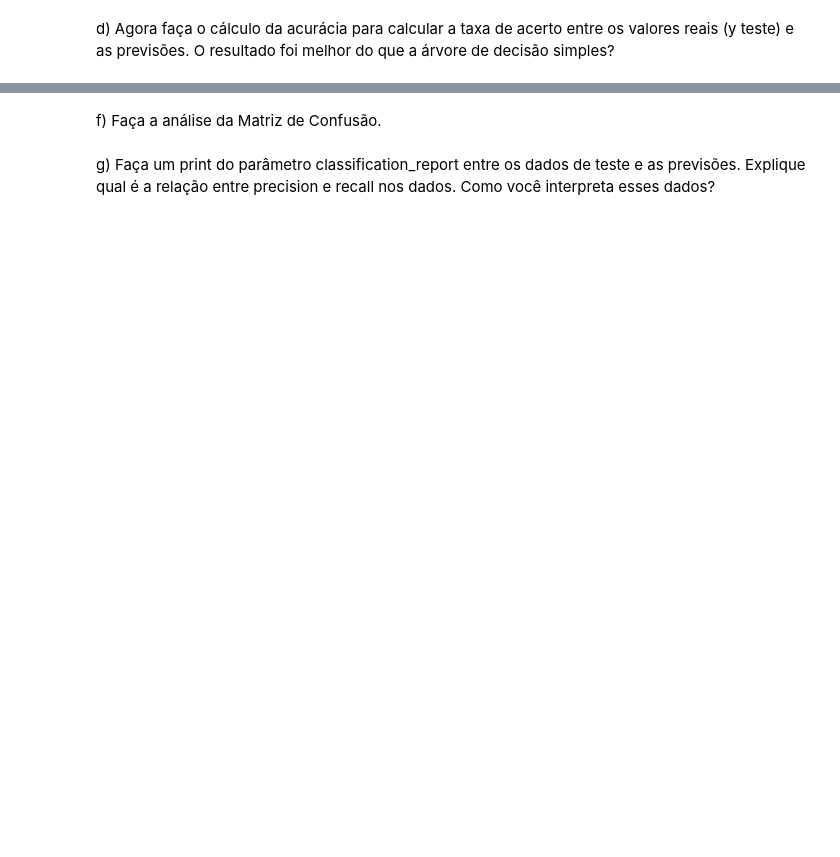
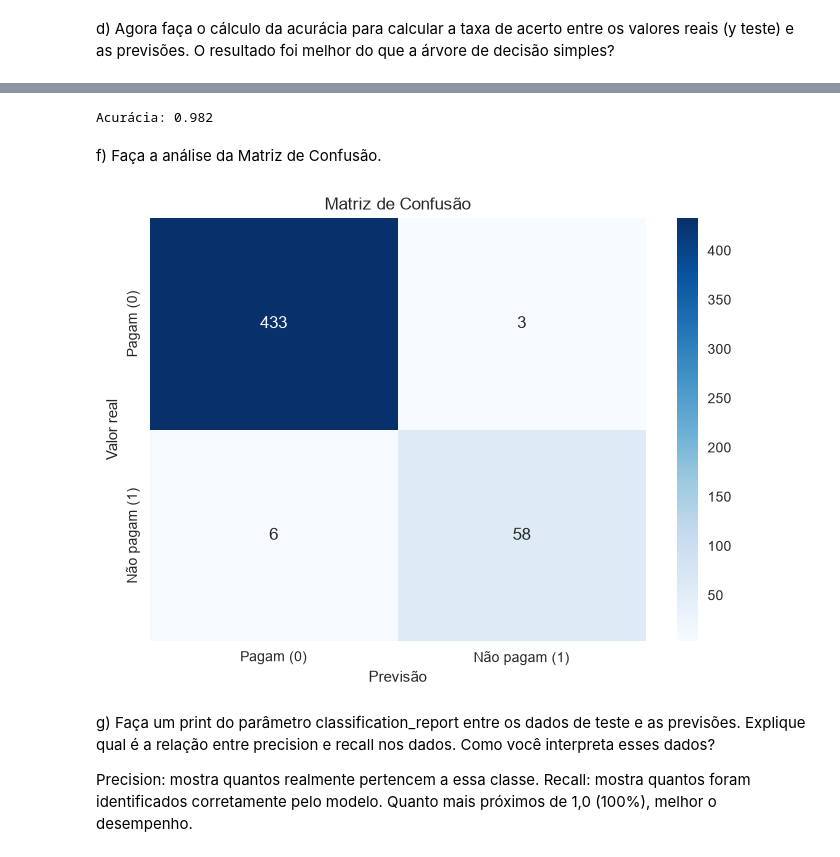
Before and after one commit to larissaSchlichting/aprendizado-de-maquina, a Jupyter notebook: Trabalho 3/TRABALHO_3_PARTE_2_Algoritmo_Árvores_de_Decisão.ipynb, the cells around one changed output, grey strips where cells are left out. Cells and saved outputs as stored; diff of their text form; code cells hidden in the pictures; blank space fills up the shorter version.

```diff
--- a/Trabalho 3/TRABALHO_3_PARTE_2_Algoritmo_Árvores_de_Decisão.ipynb
+++ b/Trabalho 3/TRABALHO_3_PARTE_2_Algoritmo_Árvores_de_Decisão.ipynb
@@ -84,8 +187,3 @@ ii. Quantos clientes foram classificados incorretamente como não pagantes?
 iii. Quantos clientes foram classificados corretamente que não pagam?
 
 iv. Quantos clientes foram classificados incorretamente como pagantes?
-# %%
-from yellowbrick.classifier import ConfusionMatrix
-cm = ConfusionMatrix(arvore_credit)
-cm.fit(X_credit_treinamento, y_credit_treinamento)
-cm.score(X_credit_teste, y_credit_teste)
@@ -110,3 +263,10 @@ b) Para gerar a classificação você deve adicionar alguns parâmetros:
 *   n_estimators=10  --> número de árvores que você irá criar
 *   criterion='entropy'
 *   random_state = 0
+# %%
+floresta_credito = RandomForestClassifier(
+    n_estimators=10,
+    criterion='entropy',
+    random_state=0
+)
+floresta_credito.fit(X_credit_treinamento, y_credit_treinamento)
@@ -119,4 +323,44 @@ e) Se o resultado foi inferior, como você poderia resolver isso? Quais foram os
+# %%
+floresta_credito = RandomForestClassifier(
+    n_estimators=100,
+    criterion='entropy',
+    random_state=0
+)
+
+floresta_credito.fit(X_credit_treinamento, y_credit_treinamento)
+
+previsoes = floresta_credito.predict(X_credit_teste)
+
+acuracia = accuracy_score(y_credit_teste, previsoes)
+
+print("Acurácia:", acuracia)
+# %% [output]
+Acurácia: 0.982
 # %% [markdown]
 f) Faça a análise da Matriz de Confusão.
+# %%
+from sklearn.metrics import confusion_matrix
+
+matriz_confusao = confusion_matrix(y_credit_teste, previsoes)
+
+sns.heatmap(
+	matriz_confusao,
+	annot=True,
+	fmt='d',
+	cmap='Blues',
+	xticklabels=['Pagam (0)', 'Não pagam (1)'],
+	yticklabels=['Pagam (0)', 'Não pagam (1)']
+)
+
+plt.xlabel('Previsão')
+plt.ylabel('Valor real')
+plt.title('Matriz de Confusão')
+plt.show()
+# %% [output]
+[figure, added]
 # %% [markdown]
 g) Faça um print do parâmetro classification_report entre os dados de teste e as previsões. Explique qual é a relação entre precision e recall nos dados. Como você interpreta esses dados?
+
+Precision: mostra quantos realmente pertencem a essa classe.
+Recall: mostra quantos foram identificados corretamente pelo modelo.
+Quanto mais próximos de 1,0 (100%), melhor o desempenho.
```
Also changed, not shown: parts of 20 cells of this notebook, 1 other file.
